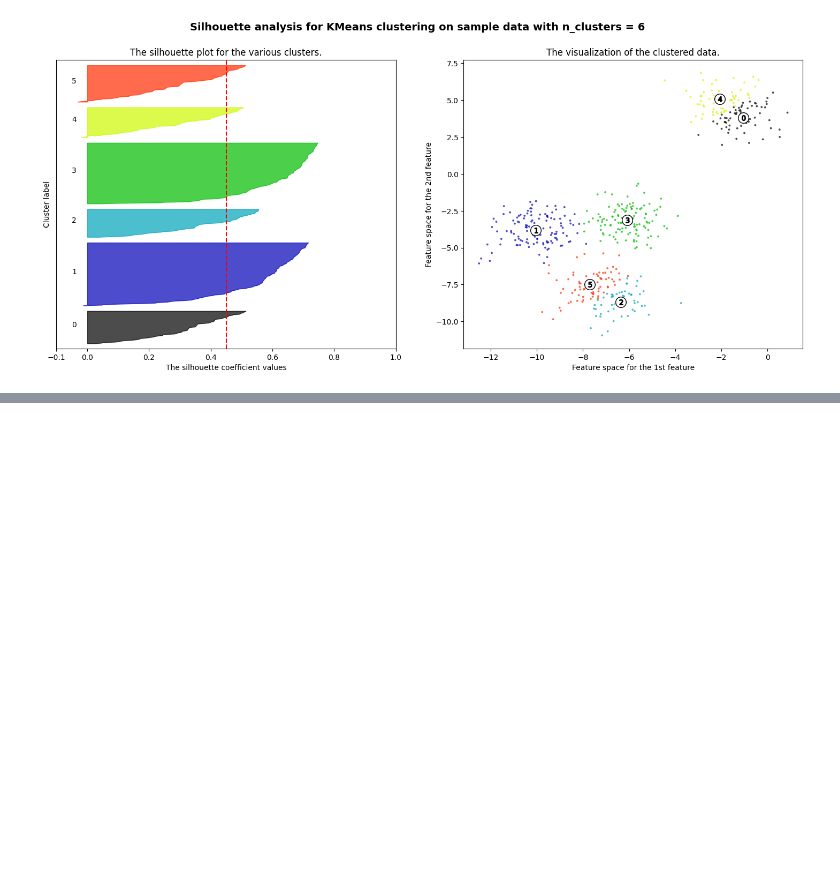
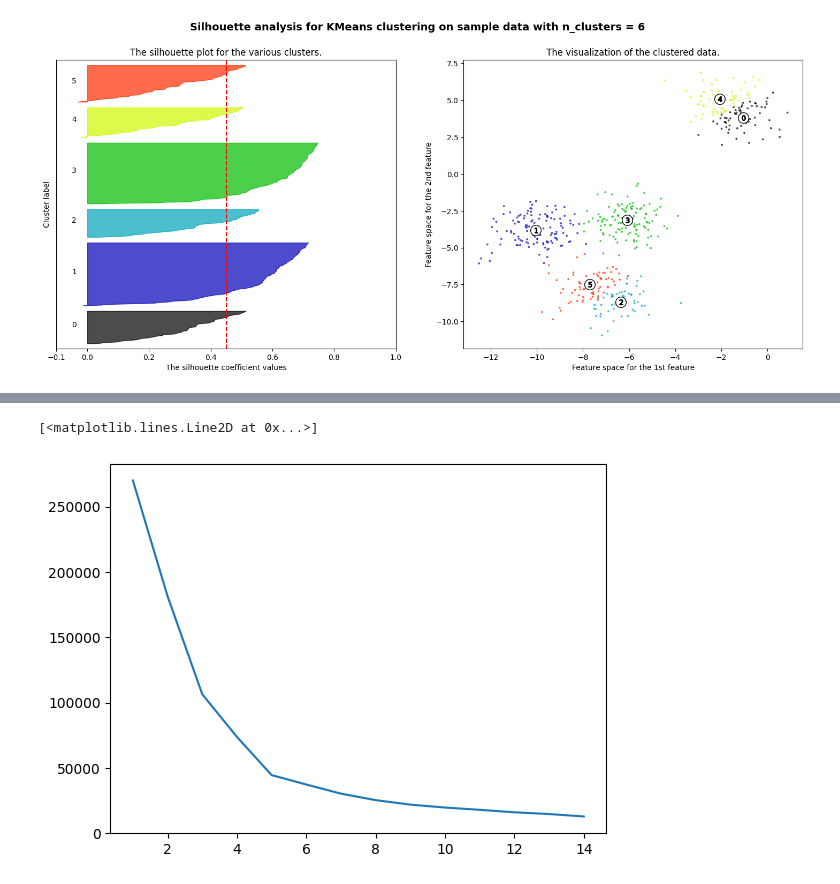
Before and after one commit to Rushi9867/Machine-Learning, a Jupyter notebook: Clusterings/clustering/ALL_Clustering.ipynb, the cells around one changed output, grey strips where cells are left out. Cells and saved outputs as stored; diff of their text form; code cells hidden in the pictures; blank space fills up the shorter version.

```diff
--- a/Clusterings/ALL_Clustering.ipynb
+++ b/Clusterings/clustering/ALL_Clustering.ipynb
@@ -380,0 +385,7 @@ For n_clusters = 6 The average silhouette_score is : 0.4504666294372765
+# %%
+import numpy as np
+import pandas as pd
+import matplotlib.pyplot as plt
+%matplotlib inline
+df = pd.read_csv('Mall_Customers.csv')
+df.head()
@@ -380,0 +399,3 @@ For n_clusters = 6 The average silhouette_score is : 0.4504666294372765
+# %%
+x = df.iloc[:,3:]
+x
@@ -380,0 +416,7 @@ For n_clusters = 6 The average silhouette_score is : 0.4504666294372765
+# %%
+from sklearn.cluster import KMeans
+wcss = []
+for i in range(1,15):
+    kmean = KMeans(n_clusters=i,init='k-means++',random_state=30)
+    kmean.fit(x)
+    wcss.append(kmean.inertia_)
@@ -380,0 +440,5 @@ For n_clusters = 6 The average silhouette_score is : 0.4504666294372765
+# %%
+plt.plot(range(1,15),wcss)
+# %% [output]
+[<matplotlib.lines.Line2D at 0x...>]
+[figure, added]
```
Also changed, not shown: parts of 22 cells of this notebook, 49 other files.
